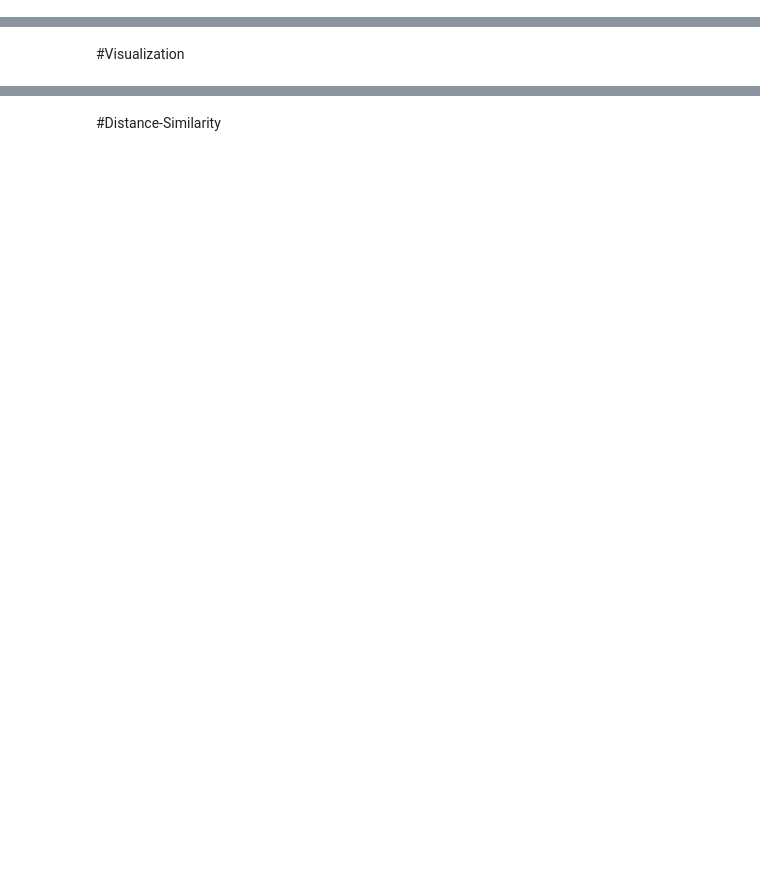
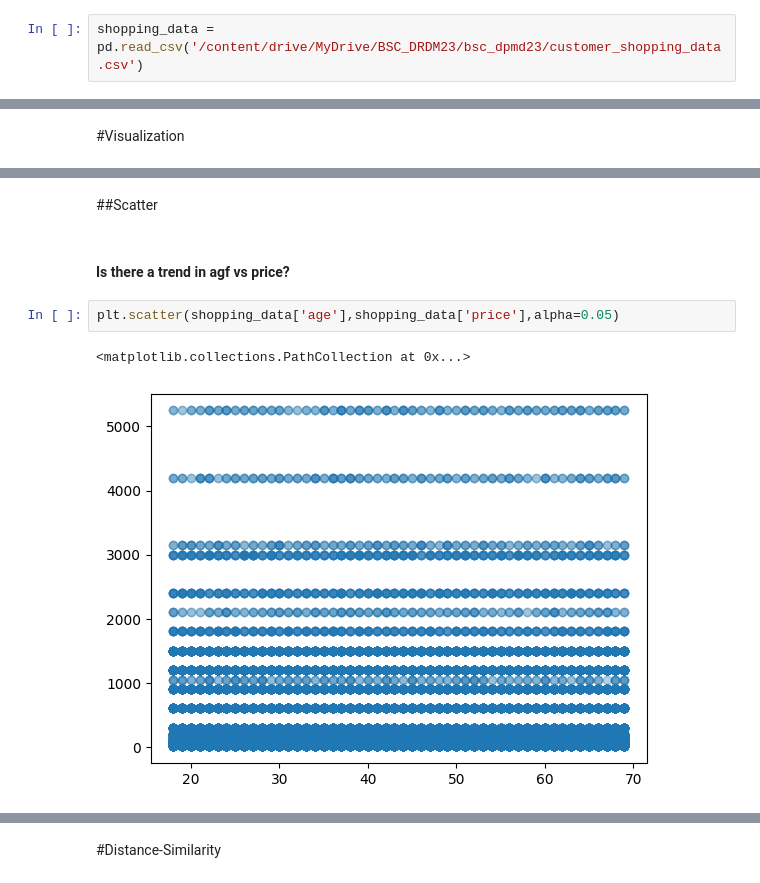
Before and after one commit to KorrawanOu/BSC_DPDM23, a Jupyter notebook: Understanding_Data.ipynb, the cells around one changed output, grey strips where cells are left out. Cells and saved outputs as stored; diff of their text form; blank space fills up the shorter version.

```diff
--- a/Understanding_Data.ipynb
+++ b/Understanding_Data.ipynb
@@ -32,0 +15,2 @@ data_from_gdrive
+# %%
+shopping_data = pd.read_csv('/content/drive/MyDrive/BSC_DRDM23/bsc_dpmd23/customer_shopping_data.csv')
@@ -71,0 +116,9 @@ data_from_gsheets.describe()
+# %% [markdown]
+##Scatter
+# %% [markdown]
+#### Is there a trend in agf vs price?
+# %%
+plt.scatter(shopping_data['age'],shopping_data['price'],alpha=0.05)
+# %% [output]
+<matplotlib.collections.PathCollection at 0x...>
+[figure, added]
```
Also changed, not shown: parts of 28 cells of this notebook.
